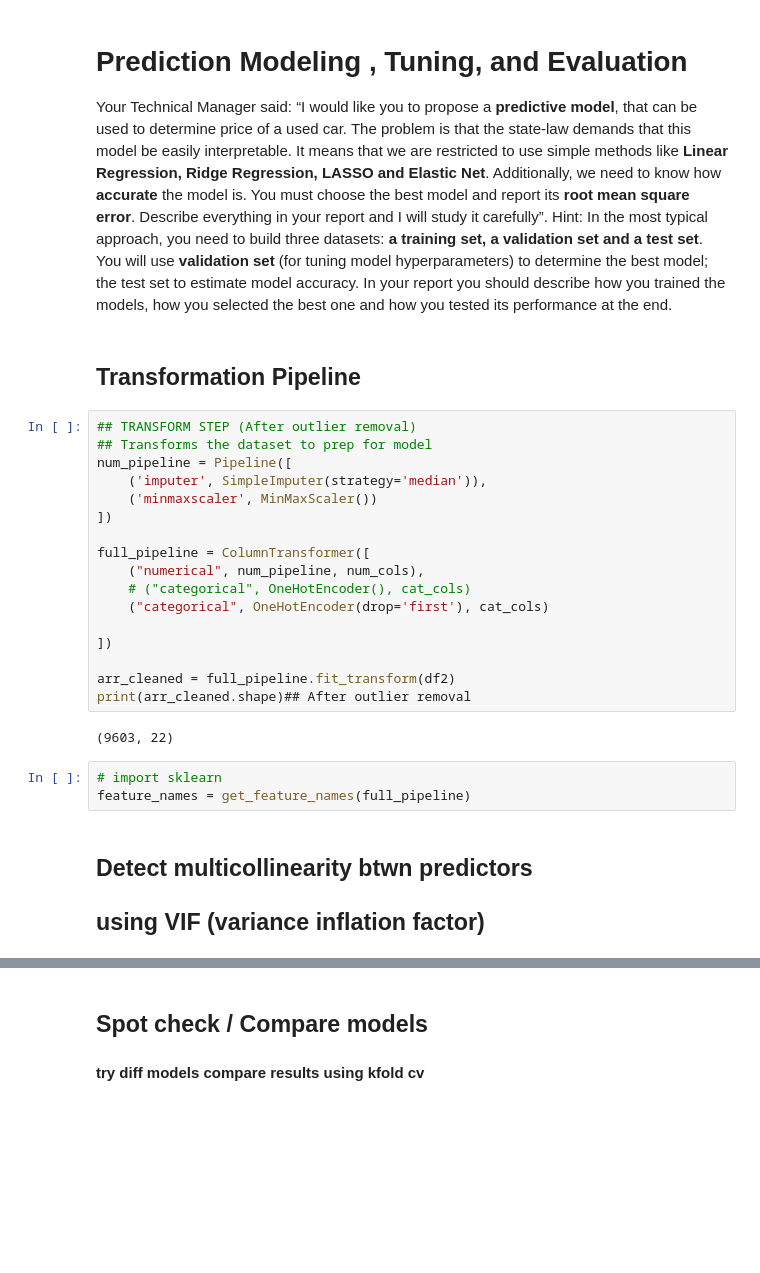
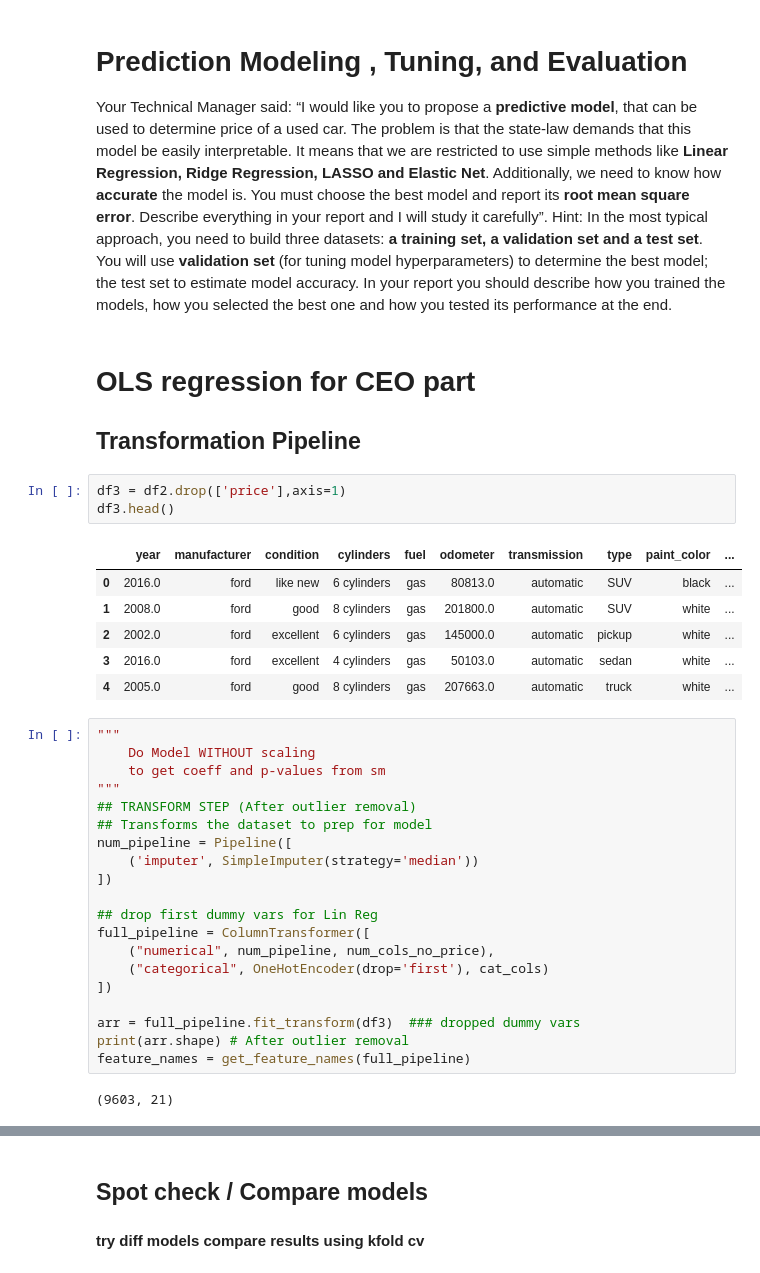
Before and after one commit to EricaXia/spr_2021, a Jupyter notebook: dsci552/problem_sets/ps_1.ipynb, the cells around one changed output, grey strips where cells are left out. Saved outputs shown, nothing was run; the diff lists cells and outputs as text; blank space fills up the shorter version.

```diff
--- a/dsci552/problem_sets/ps_1.ipynb
+++ b/dsci552/problem_sets/ps_1.ipynb
@@ -226,30 +183,38 @@ plt.savefig('../images/PS_1/price_by_year_type.png')
 Your Technical Manager said: “I would like you to propose a **predictive model**, that can be used to determine price of a used car. The problem is that the state-law demands that this model be easily interpretable. It means that we are restricted to use simple methods like **Linear Regression, Ridge Regression, LASSO and Elastic Net**. Additionally, we need to know how **accurate** the model is. You must choose the best model and report its **root mean square error**. Describe everything in your report and I will study it carefully”.
 Hint: In the most typical approach, you need to build three datasets: **a training set, a validation set and a test set**. You will use **validation set** (for tuning model hyperparameters) to determine the best model; the test set to estimate model accuracy. In your report you should describe how you trained the models, how you selected the best one and how you tested its performance at the end.
 # %% [markdown]
+# OLS regression for CEO part
 ## Transformation Pipeline
+# %%
+df3 = df2.drop(['price'],axis=1)
+df3.head()
+# %% [output]
+|  | year | manufacturer | condition | cylinders | fuel | odometer | transmission | type | paint_color | ... |
+| 0 | 2016.0 | ford | like new | 6 cylinders | gas | 80813.0 | automatic | SUV | black | ... |
+| 1 | 2008.0 | ford | good | 8 cylinders | gas | 201800.0 | automatic | SUV | white | ... |
+| 2 | 2002.0 | ford | excellent | 6 cylinders | gas | 145000.0 | automatic | pickup | white | ... |
+| 3 | 2016.0 | ford | excellent | 4 cylinders | gas | 50103.0 | automatic | sedan | white | ... |
+| 4 | 2005.0 | ford | good | 8 cylinders | gas | 207663.0 | automatic | truck | white | ... |
 # %%
+"""
+    Do Model WITHOUT scaling
+    to get coeff and p-values from sm
+"""
 ## TRANSFORM STEP (After outlier removal)
 ## Transforms the dataset to prep for model
 num_pipeline = Pipeline([
-    ('imputer', SimpleImputer(strategy='median')),
-    ('minmaxscaler', MinMaxScaler())
+    ('imputer', SimpleImputer(strategy='median'))
 ])
 
+## drop first dummy vars for Lin Reg
 full_pipeline = ColumnTransformer([
-    ("numerical", num_pipeline, num_cols),
-    # ("categorical", OneHotEncoder(), cat_cols)
+    ("numerical", num_pipeline, num_cols_no_price),
     ("categorical", OneHotEncoder(drop='first'), cat_cols)
-
 ])
 
-arr_cleaned = full_pipeline.fit_transform(df2)
-print(arr_cleaned.shape)## After outlier removal
+arr = full_pipeline.fit_transform(df3)  ### dropped dummy vars
+print(arr.shape) # After outlier removal
+feature_names = get_feature_names(full_pipeline)
 # %% [output]
-(9603, 22)
+(9603, 21)
-# %%
-# import sklearn
-feature_names = get_feature_names(full_pipeline)
-# %% [markdown]
-## Detect multicollinearity btwn predictors
-## using VIF (variance inflation factor)
 # %%
```
Also changed, not shown: parts of 46 cells of this notebook, 5 other files.
